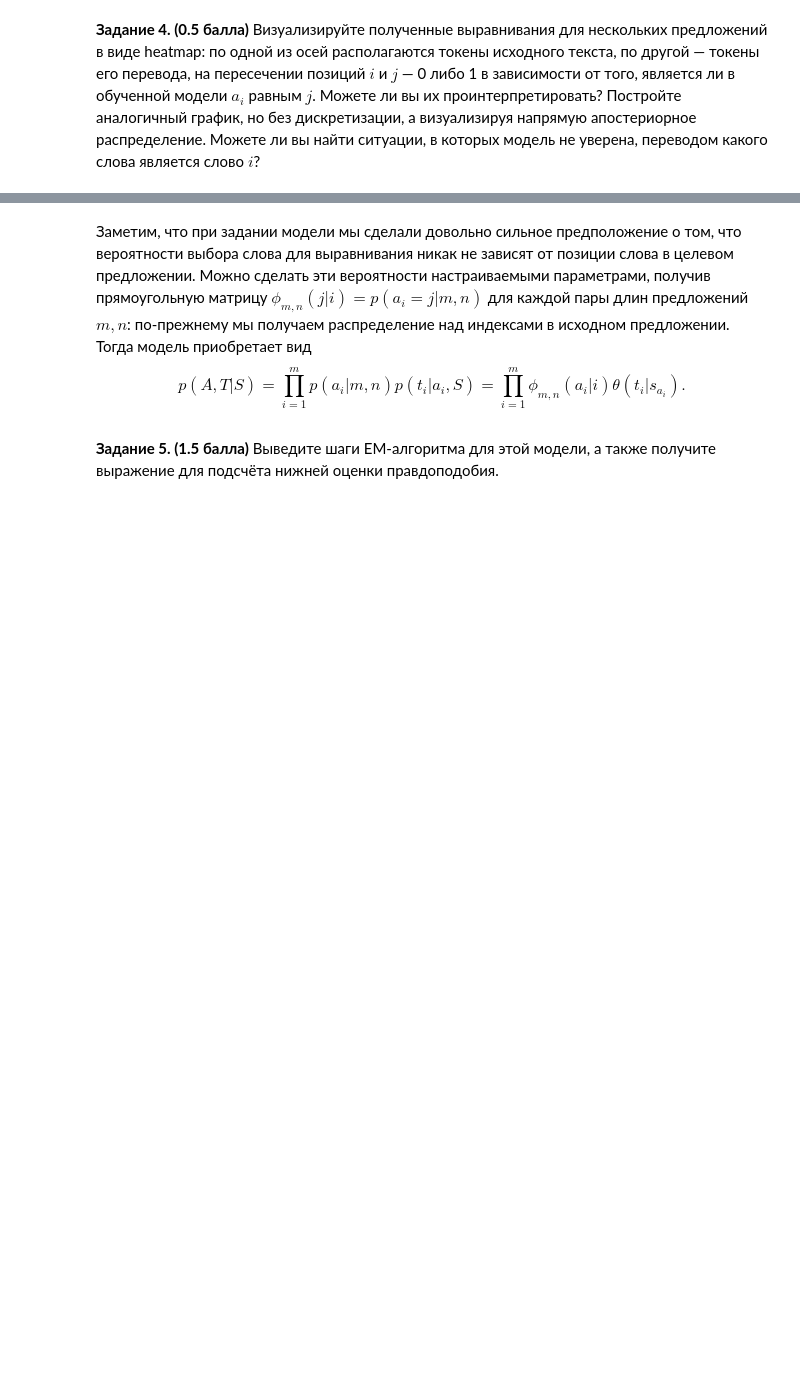
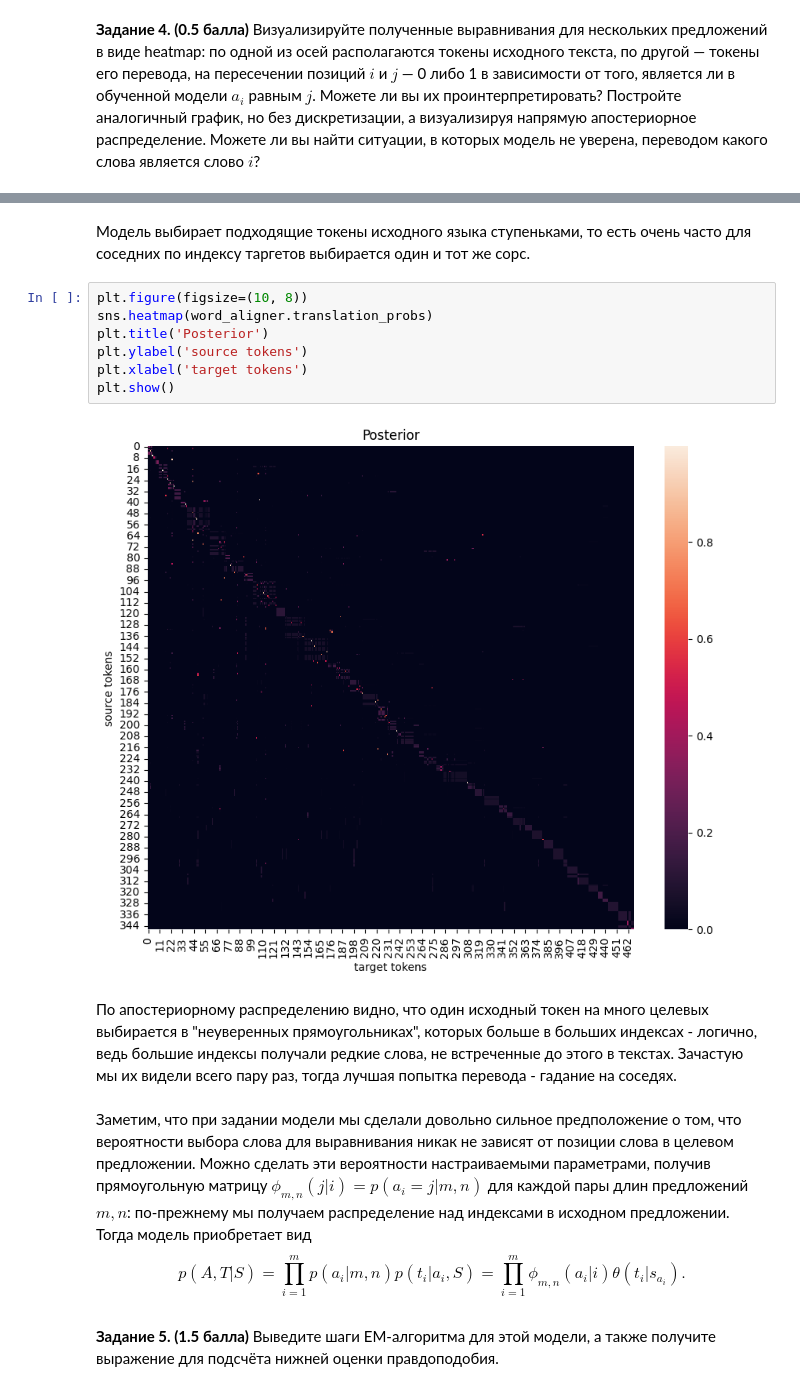
Before and after one commit to NoMoreActimel/ml-course-hse, a Jupyter notebook: 2022-spring/homeworks-practice/homework-practice-09-em/homework-practice-09-em.ipynb, the cells around one changed output, grey strips where cells are left out. Cells and saved outputs as stored; diff of their text form; blank space fills up the shorter version.

```diff
--- a/2022-spring/homeworks-practice/homework-practice-09-em/homework-practice-09-em.ipynb
+++ b/2022-spring/homeworks-practice/homework-practice-09-em/homework-practice-09-em.ipynb
@@ -366,3 +588,16 @@ idx_token_tgt = {index:token for token, index in t_idx_tgt.items()}
+# %% [markdown]
+Модель выбирает подходящие токены исходного языка ступеньками, то есть очень часто для соседних по индексу таргетов выбирается один и тот же сорс.
+# %%
+plt.figure(figsize=(10, 8))
+sns.heatmap(word_aligner.translation_probs)
+plt.title('Posterior')
+plt.ylabel('source tokens')
+plt.xlabel('target tokens')
+plt.show()
+# %% [output]
+[figure, added]
+# %% [markdown]
+По апостериорному распределению видно, что один исходный токен на много целевых выбирается в "неуверенных прямоугольниках", которых больше в больших индексах - логично, ведь большие индексы получали редкие слова, не встреченные до этого в текстах. Зачастую мы их видели всего пару раз, тогда лучшая попытка перевода - гадание на соседях.
 # %% [markdown]
 Заметим, что при задании модели мы сделали довольно сильное предположение о том, что вероятности выбора слова для выравнивания никак не зависят от позиции слова в целевом предложении. Можно сделать эти вероятности настраиваемыми параметрами, получив прямоугольную матрицу $\phi_{m,n}(j|i)=p(a_i=j|m,n)$ для каждой пары длин предложений $m,n$: по-прежнему мы получаем распределение над индексами в исходном предложении. Тогда модель приобретает вид
 $$
```
Also changed, not shown: parts of 40 cells of this notebook, 7 other files.
